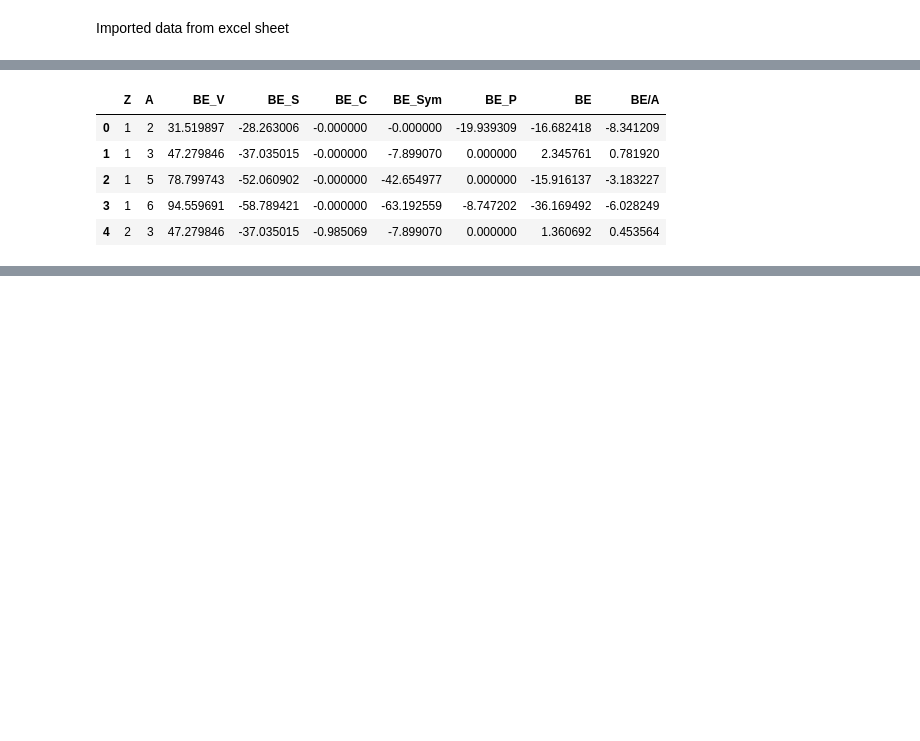
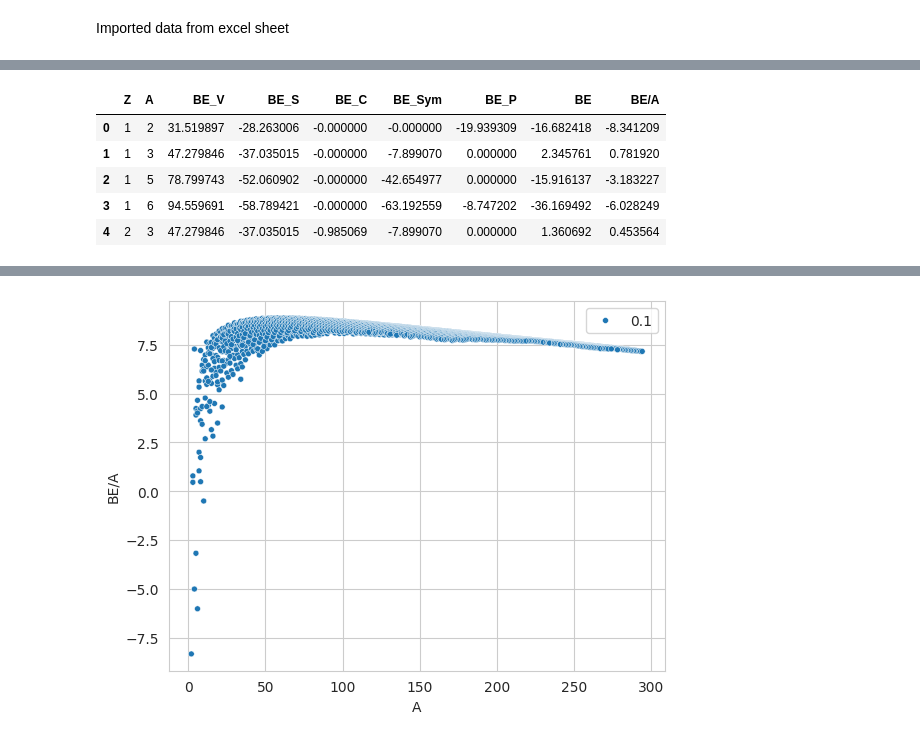
Before and after one commit to suman122003/BSc_Physics_Codes, a Jupyter notebook: DSE_2_Nuclear_and_Particle_Physics/semi_empirical_mass_formula.ipynb, the cells around one changed output, grey strips where cells are left out. Cells and saved outputs as stored; diff of their text form; code cells hidden in the pictures; blank space fills up the shorter version.

```diff
--- a/DSE_2_Nuclear_and_Particle_Physics/semi_empirical_mass_formula.ipynb
+++ b/DSE_2_Nuclear_and_Particle_Physics/semi_empirical_mass_formula.ipynb
@@ -128,6 +141,9 @@ display(df1.head())
 fig1 = px.scatter(df1, x='A', y='BE/A', hover_data='Z',
                 title='Calculated using Semi empirical mass formula')
 fig1.show()
+
+so.scatterplot(df1, x='A', y='BE/A', size=0.1)
+plt.show()
 # %% [output]
 |  | Z | A | BE_V | BE_S | BE_C | BE_Sym | BE_P | BE | BE/A |
 | 0 | 1 | 2 | 31.519897 | -28.263006 | -0.000000 | -0.000000 | -19.939309 | -16.682418 | -8.341209 |
@@ -137,0 +155 @@ fig1.show()
+[figure, added]
```
Also changed, not shown: parts of 5 cells of this notebook, 1 other file.
